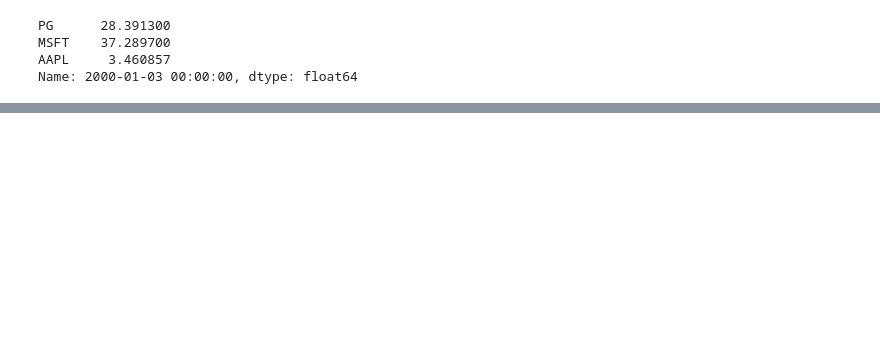
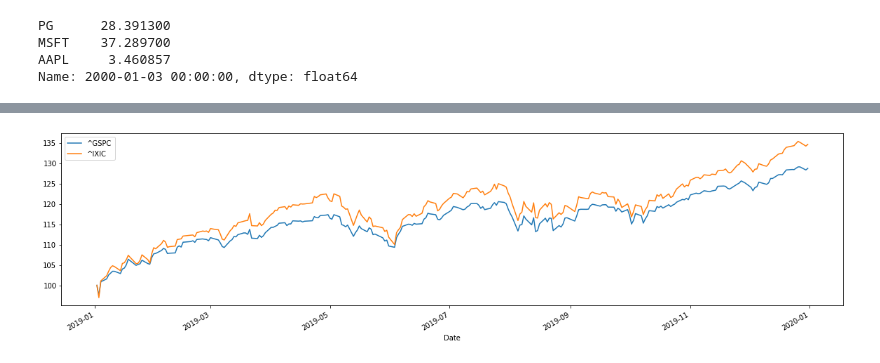
Before and after one commit to omeryesil/pyt-tutorials, a Jupyter notebook: pyt-in-finance/finance_calculating_rates_of_return.ipynb, the cells around one changed output, grey strips where cells are left out. Drawn from its saved outputs; the diff is of its cells as text; code cells hidden in the pictures; blank space fills up the shorter version.

Commit message:
Added market indices

```diff
--- a/pyt-in-finance/finance_calculating_rates_of_return.ipynb
+++ b/pyt-in-finance/finance_calculating_rates_of_return.ipynb
@@ -241,0 +327,12 @@ Name: 2000-01-03 00:00:00, dtype: float64
+# %%
+import numpy as np
+import pandas as pd
+from pandas_datareader import data as wb
+import matplotlib.pyplot as plt
+
+tickers = ['^GSPC', '^IXIC' ] # S&P500 abd NASDAQ
+indices = pd.DataFrame()
+for t in tickers:
+    indices[t] = wb.DataReader(t, data_source='yahoo', start='2019-01-01', end='2019-12-31')['Adj Close']
+
+indices.head()
@@ -241,0 +347,5 @@ Name: 2000-01-03 00:00:00, dtype: float64
+# %%
+(indices / indices.iloc[0] * 100).plot(figsize=(20,5));
+plt.show()
+# %% [output]
+[figure, added]
```
Also changed, not shown: parts of 20 cells of this notebook.
